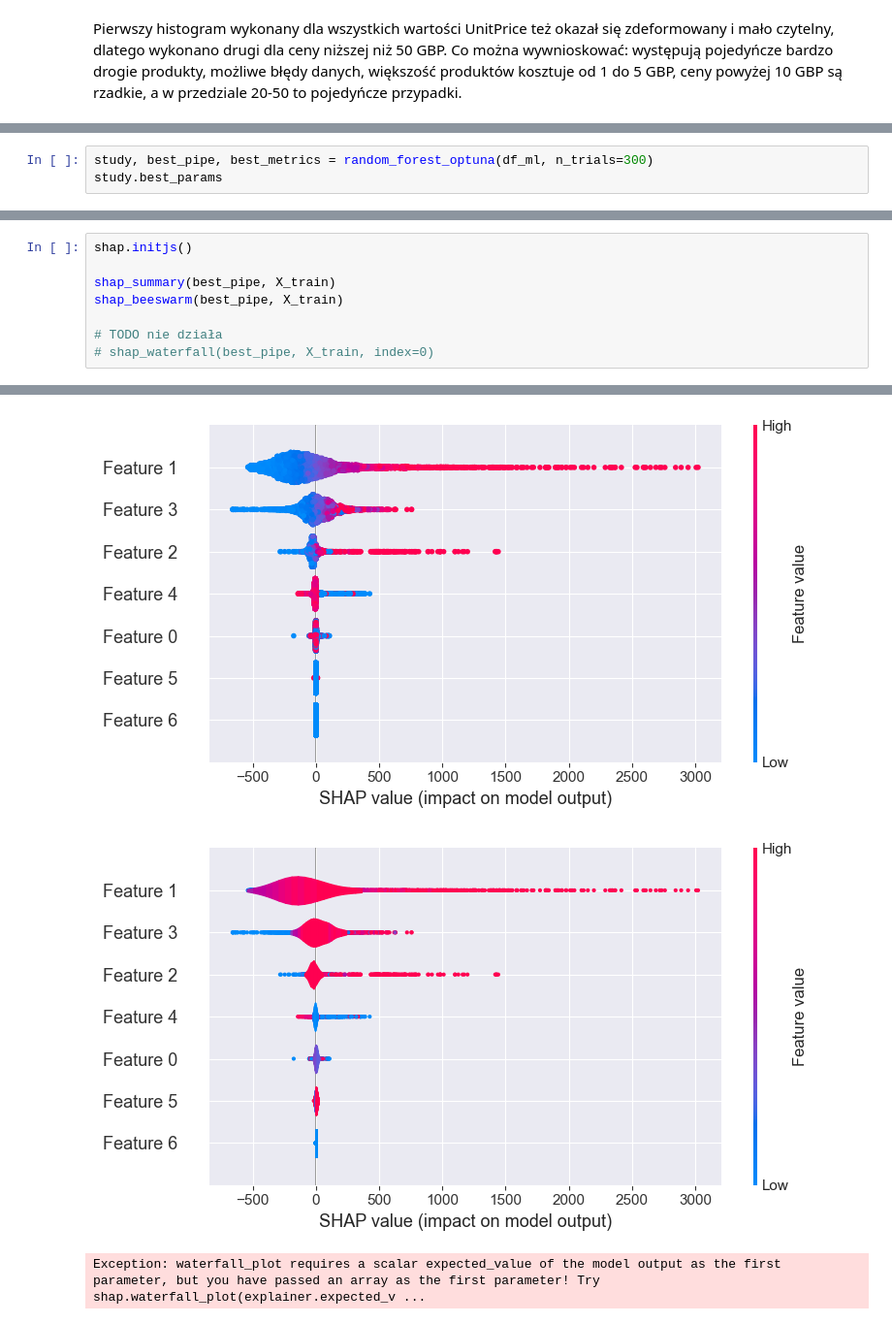
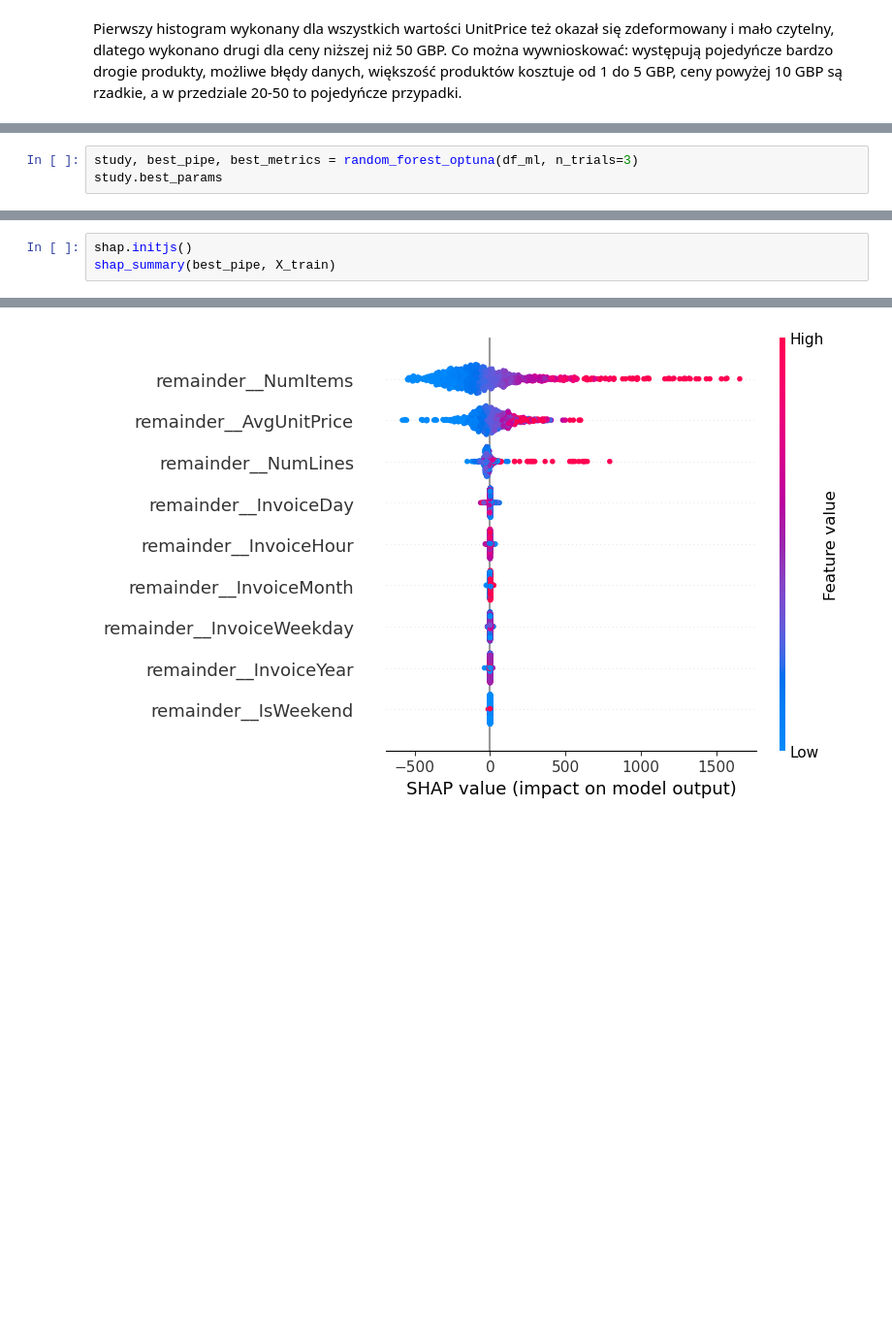
Before and after one commit to lukaszkortals/ML_Online_Retail_II, a Jupyter notebook: notebooks/project.ipynb, the cells around one changed output, grey strips where cells are left out. Shown at 97% size. Drawn from its saved outputs; the diff is of its cells as text; blank space fills up the shorter version.

Commit message:
poprawki modeli, interpretacji, dodanie markdownów, usuniecie zbędych elemntów

```diff
--- a/notebooks/project.ipynb
+++ b/notebooks/project.ipynb
@@ -344,4 +365,4 @@ metrics_rf
 # %%
-study, best_pipe, best_metrics = random_forest_optuna(df_ml, n_trials=300)
+study, best_pipe, best_metrics = random_forest_optuna(df_ml, n_trials=3)
 study.best_params
 # %% [output]
@@ -457,15 +480,8 @@ NumItems        275.958299
 dtype: float64
 # %%
 shap.initjs()
-
 shap_summary(best_pipe, X_train)
-shap_beeswarm(best_pipe, X_train)
-
-# TODO nie działa
-# shap_waterfall(best_pipe, X_train, index=0)
 # %% [output]
 [interactive output not drawn]
-[figure, old version]
+[figure, new version]
-[figure, removed]
-Exception: waterfall_plot requires a scalar expected_value of the model output as the first parameter, but you have passed an array as the first parameter! Try shap.waterfall_plot(explainer.expected_v ...
 # %% [markdown]
```
Also changed, not shown: parts of 54 cells of this notebook, 5 other files.
